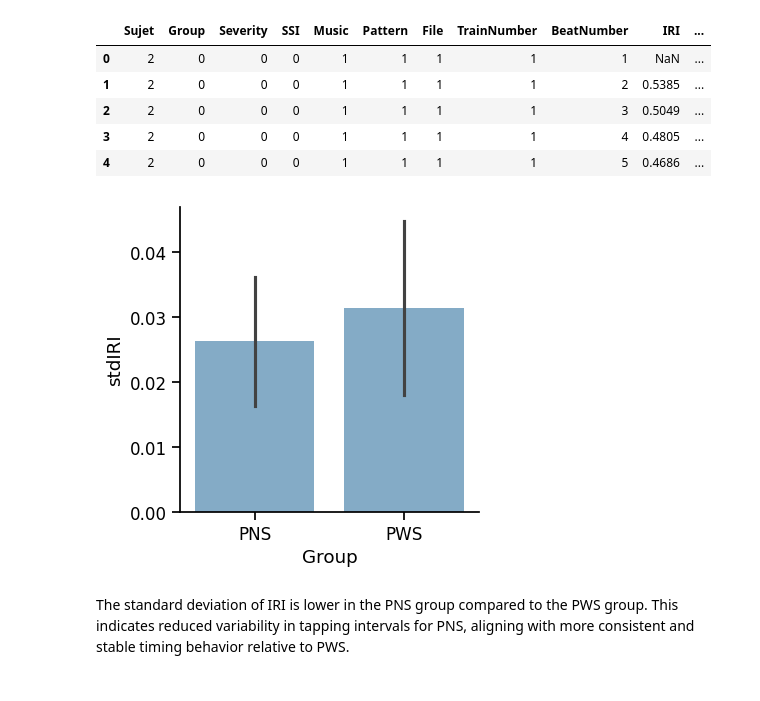
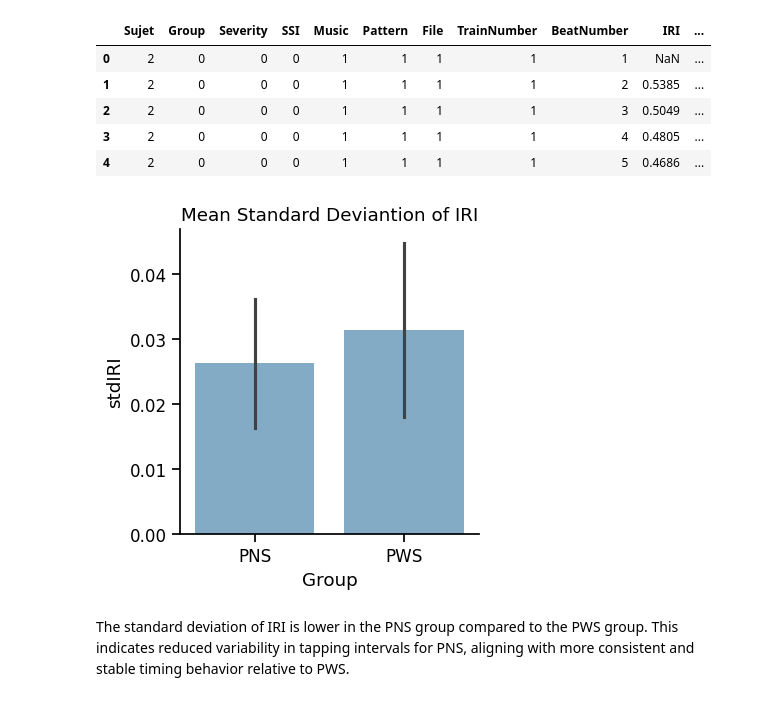
Before and after one commit to CodeNachos/expdesign, a Jupyter notebook: TP3/tp3.ipynb, the cells around one changed output. Saved outputs shown, nothing was run; the diff lists cells and outputs as text; code cells hidden in the pictures.

```diff
--- a/TP3/tp3.ipynb
+++ b/TP3/tp3.ipynb
@@ -155,12 +172,13 @@ memory usage: 332.9 KB
 # %%
 sns.set_context('notebook', font_scale=1.1, rc={'lines.width':1})
 
 g = sns.catplot(data=dataTrain, kind='bar', x='Group', y='stdIRI', errorbar='sd', alpha=.6, height=4)
 g.set_axis_labels("Group", "stdIRI")
 g.set_xticklabels(["PNS", "PWS"])
+plt.title("Mean Standard Deviantion of IRI")
 plt.show()
 # %% [output]
-[figure, old version]
+[figure, new version]
 # %% [markdown]
 The standard deviation of IRI is lower in the PNS group compared to the PWS group. This indicates reduced variability in tapping intervals for PNS, aligning with more consistent and stable timing behavior relative to PWS.
 # %% [markdown]
```
Also changed, not shown: parts of 5 cells of this notebook, 3 other files.
